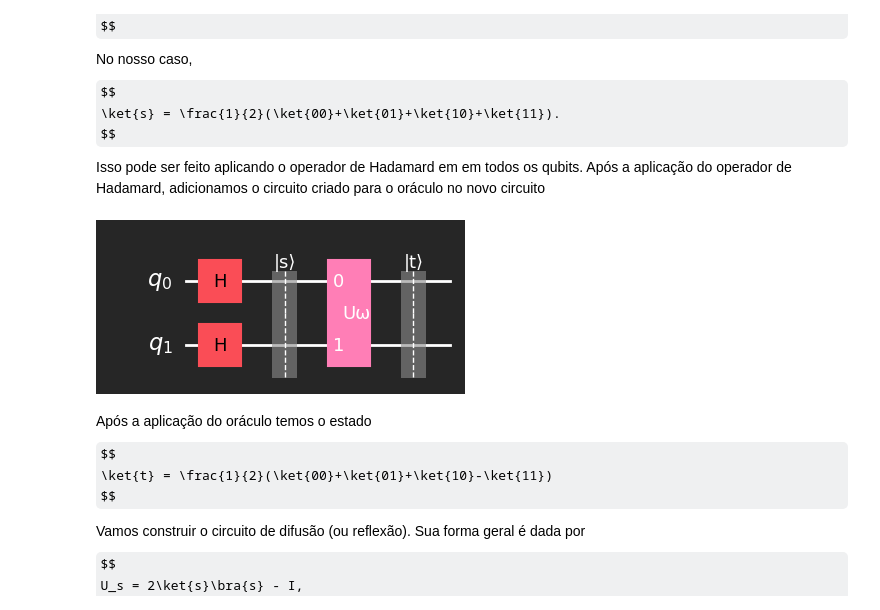
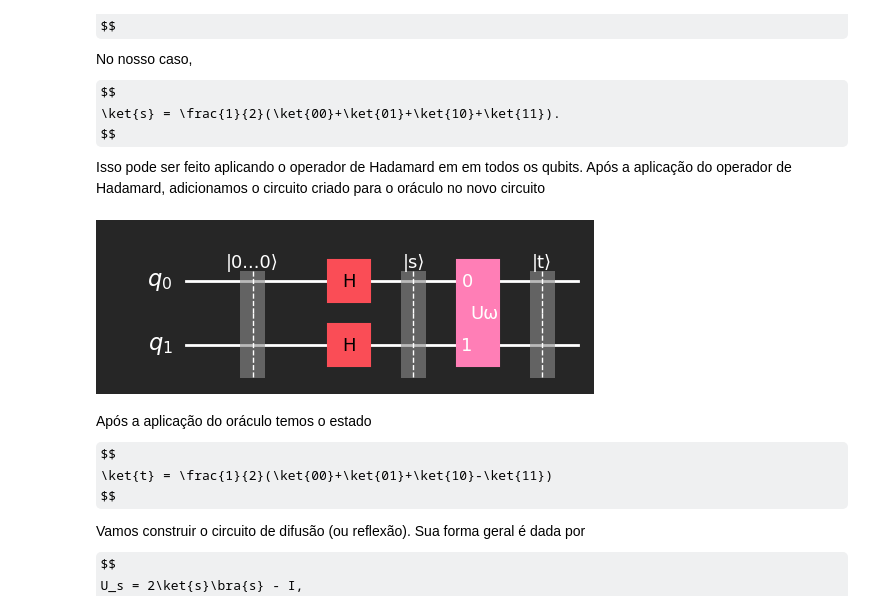
Before and after one commit to marciodojr/qc-examples, a Jupyter notebook: grovers-algorithm_1.ipynb, the cells around one changed output. Cells and saved outputs as stored; diff of their text form; code cells hidden in the pictures; some formulas as TeX source.

```diff
--- a/grovers-algorithm_1.ipynb
+++ b/grovers-algorithm_1.ipynb
@@ -151,14 +153,15 @@ Isso pode ser feito aplicando o operador de Hadamard em em todos os qubits. Apó
 # %%
 grover_circ = QuantumCircuit(2)
 
+grover_circ.barrier(label="|0...0⟩")
 grover_circ.h([0,1])
 grover_circ.barrier(label="|s⟩")
 grover_circ.append(oracle, [0,1])
 grover_circ.barrier(label="|t⟩")
 
 grover_circ.draw("mpl", style="iqp-dark")
 # %% [output]
-[figure, old version]
+[figure, new version]
 # %% [markdown]
 Após a aplicação do oráculo temos o estado
 $$
```
Also changed, not shown: parts of 3 cells of this notebook, 1 other file.
